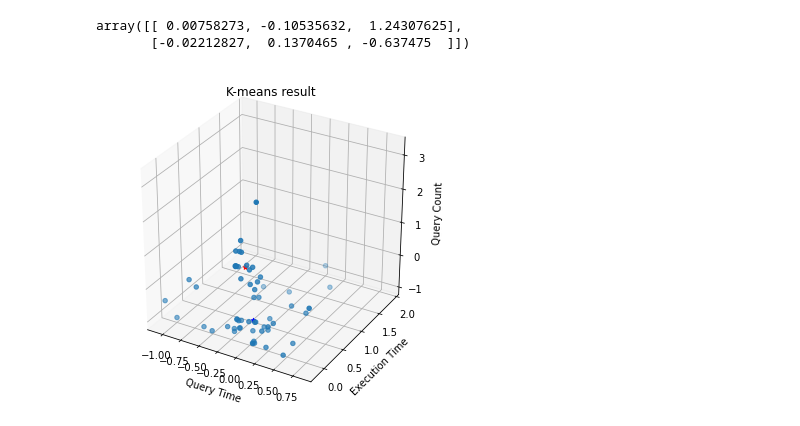
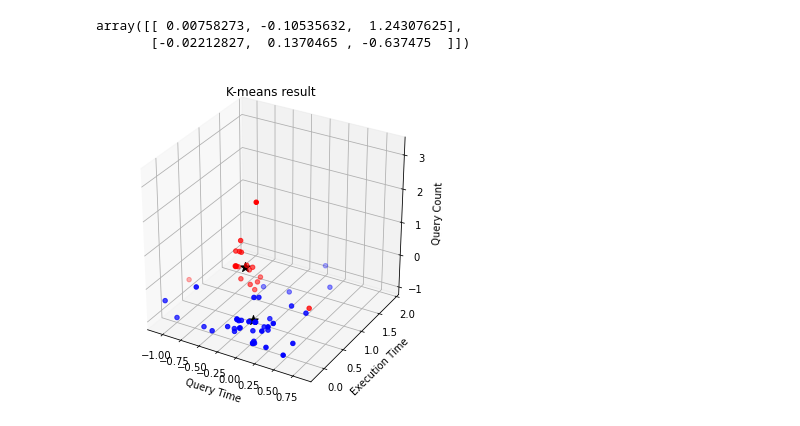
Before and after one commit to JehyunJung/CDP2_RDF_Platform, a Jupyter notebook: Clustering/K-Means Clustering.ipynb, the cells around one changed output. Drawn from its saved outputs; the diff is of its cells as text; code cells hidden in the pictures.

```diff
--- a/Clustering/K-Means Clustering.ipynb
+++ b/Clustering/K-Means Clustering.ipynb
@@ -194,16 +194,22 @@ centers
 # %% [output]
 array([[ 0.00758273, -0.10535632,  1.24307625],
        [-0.02212827,  0.1370465 , -0.637475  ]])
+# %%
+hots=[x for x in range(km.labels_.size) if km.labels_[x]==0]
+colds=[x for x in range(km.labels_.size) if km.labels_[x]==1]
+hot_X=X.loc[hots]
+cold_X=X.loc[colds]
 # %%
 fig=plt.figure(figsize=(6,6))
 ax = fig.add_subplot(111, projection='3d')
-ax.scatter(X[["Query Time"]],X[["Execution Time"]],X[["Query Count"]])
-ax.scatter(centers[0][0],centers[0][1],centers[0][2],marker='*',c='red')
-ax.scatter(centers[1][0],centers[1][1],centers[1][2],marker='*',c='blue')
+ax.scatter(hot_X[["Query Time"]],hot_X[["Execution Time"]],hot_X[["Query Count"]],c='red')
+ax.scatter(cold_X[["Query Time"]],cold_X[["Execution Time"]],cold_X[["Query Count"]],c='blue')
+ax.scatter(centers[0][0],centers[0][1],centers[0][2],marker='*',c='black',s=100)
+ax.scatter(centers[1][0],centers[1][1],centers[1][2],marker='*',c='black',s=100)
 ax.set_xlabel("Query Time");
 ax.set_ylabel("Execution Time");
 ax.set_zlabel("Query Count");
 ax.set_title("K-means result");
 plt.show()
 # %% [output]
-[figure, old version]
+[figure, new version]
```
Also changed, not shown: 6 other files.
